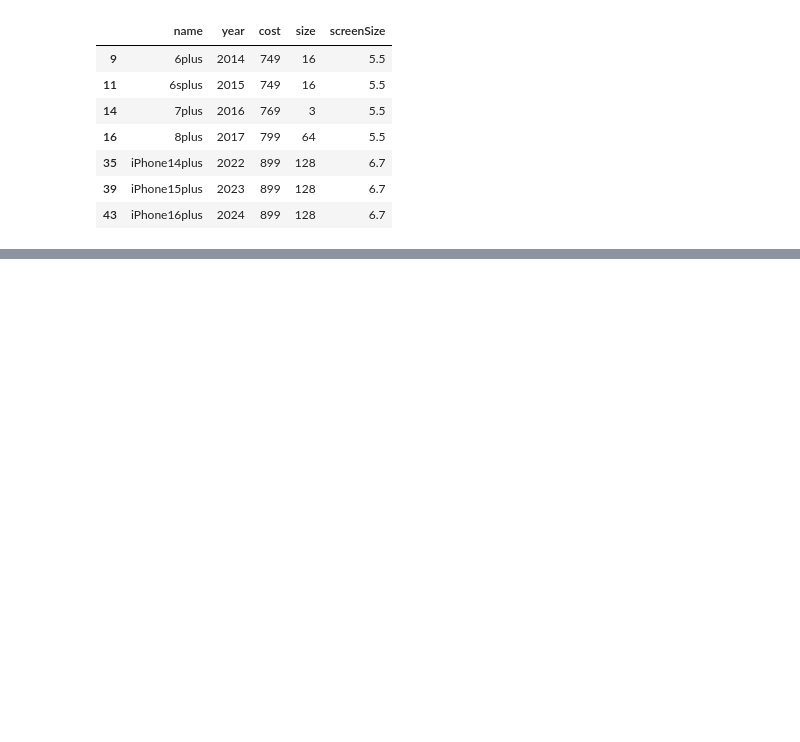
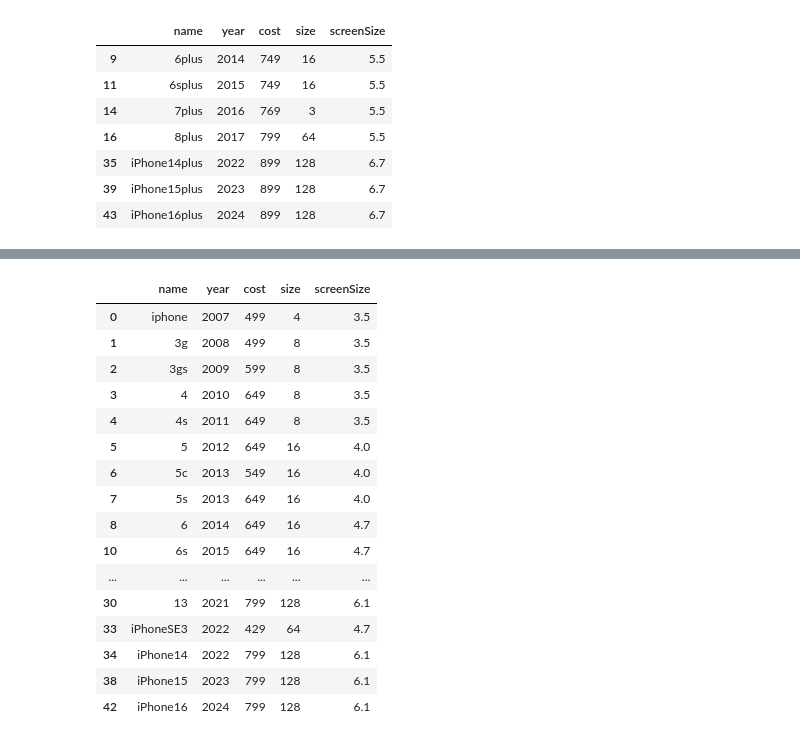
Before and after one commit to Hulkout19/ApplePrediction, a Jupyter notebook: IphoneCost.ipynb, the cells around one changed output, grey strips where cells are left out. Cells and saved outputs as stored; diff of their text form; code cells hidden in the pictures; blank space fills up the shorter version.

```diff
--- a/IphoneCost.ipynb
+++ b/IphoneCost.ipynb
@@ -109,0 +156,26 @@ dfPlus.head(10)
+# %%
+dfNorm = pd.read_csv("apple-price.csv")
+
+for index, row in dfNorm.iterrows():
+    if("mini" in row['name'] or "pro" in row['name'] or "plus" in row['name'] or "max" in row['name']):
+        dfNorm.drop(index, axis=0, inplace=True)
+
+dfNorm.head(100)
+# %% [output]
+|  | name | year | cost | size | screenSize |
+| 0 | iphone | 2007 | 499 | 4 | 3.5 |
+| 1 | 3g | 2008 | 499 | 8 | 3.5 |
+| 2 | 3gs | 2009 | 599 | 8 | 3.5 |
+| 3 | 4 | 2010 | 649 | 8 | 3.5 |
+| 4 | 4s | 2011 | 649 | 8 | 3.5 |
+| 5 | 5 | 2012 | 649 | 16 | 4.0 |
+| 6 | 5c | 2013 | 549 | 16 | 4.0 |
+| 7 | 5s | 2013 | 649 | 16 | 4.0 |
+| 8 | 6 | 2014 | 649 | 16 | 4.7 |
+| 10 | 6s | 2015 | 649 | 16 | 4.7 |
+| ... | ... | ... | ... | ... | ... |
+| 30 | 13 | 2021 | 799 | 128 | 6.1 |
+| 33 | iPhoneSE3 | 2022 | 429 | 64 | 4.7 |
+| 34 | iPhone14 | 2022 | 799 | 128 | 6.1 |
+| 38 | iPhone15 | 2023 | 799 | 128 | 6.1 |
+| 42 | iPhone16 | 2024 | 799 | 128 | 6.1 |
```
Also changed, not shown: parts of 4 cells of this notebook.
